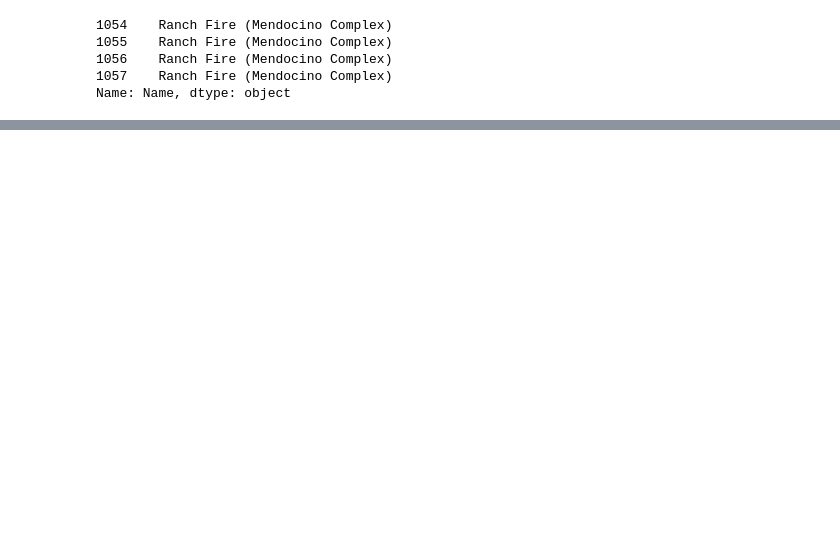
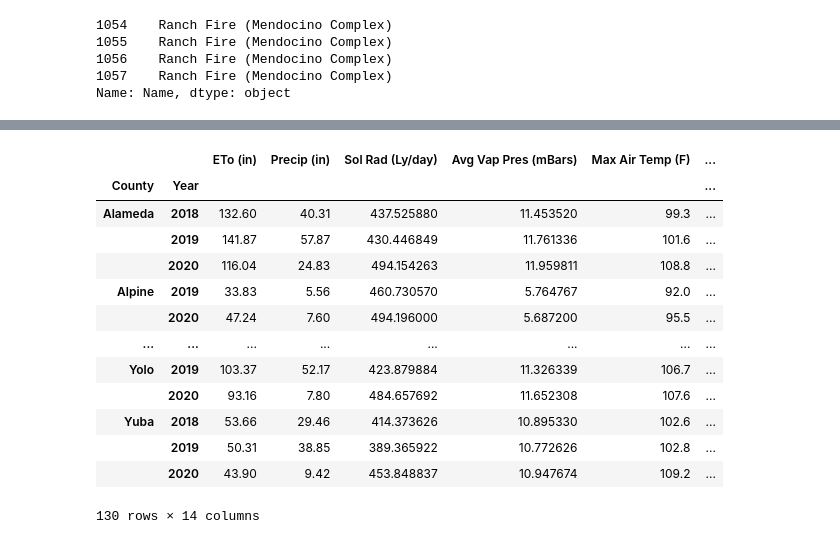
Before and after one commit to erinrkahn/final_project, a Jupyter notebook: Data Preprocessing.ipynb, the cells around one changed output, grey strips where cells are left out. Drawn from its saved outputs; the diff is of its cells as text; code cells hidden in the pictures; blank space fills up the shorter version.

Commit message:
Aggregated the environmental data by year

```diff
--- a/Data Preprocessing.ipynb
+++ b/Data Preprocessing.ipynb
@@ -70,0 +140,3 @@ env_df.head()
+# %%
+# ADD THE "YEAR" COLUMN TO THE DATABASE
+env_df["Year"] = pd.DatetimeIndex(env_df["Date"]).year
@@ -70,0 +152,33 @@ env_df.head()
+# %%
+env_df.groupby([ "County","Year"]).agg({
+    "ETo (in)":"sum",
+    "Precip (in)":"sum",
+    "Sol Rad (Ly/day)" : "mean",
+    "Avg Vap Pres (mBars)": "mean",
+    "Max Air Temp (F)":"max",
+    "Min Air Temp (F)":"min",
+    "Avg Air Temp (F)":"mean",
+    "Max Rel Hum (%)":"max",
+    "Min Rel Hum (%)":"min",
+    "Avg Rel Hum (%)":"mean",
+    "Dew Point (F)":"mean",
+    "Avg Wind Speed (mph)":"mean",
+    "Wind Run (miles)":"sum",
+    "Avg Soil Temp (F)":"mean"
+
+})
+# %% [output]
+|  |  | ETo (in) | Precip (in) | Sol Rad (Ly/day) | Avg Vap Pres (mBars) | Max Air Temp (F) | ... |
+| County | Year |  |  |  |  |  | ... |
+| Alameda | 2018 | 132.60 | 40.31 | 437.525880 | 11.453520 | 99.3 | ... |
+|  | 2019 | 141.87 | 57.87 | 430.446849 | 11.761336 | 101.6 | ... |
+|  | 2020 | 116.04 | 24.83 | 494.154263 | 11.959811 | 108.8 | ... |
+| Alpine | 2019 | 33.83 | 5.56 | 460.730570 | 5.764767 | 92.0 | ... |
+|  | 2020 | 47.24 | 7.60 | 494.196000 | 5.687200 | 95.5 | ... |
+| ... | ... | ... | ... | ... | ... | ... | ... |
+| Yolo | 2019 | 103.37 | 52.17 | 423.879884 | 11.326339 | 106.7 | ... |
+|  | 2020 | 93.16 | 7.80 | 484.657692 | 11.652308 | 107.6 | ... |
+| Yuba | 2018 | 53.66 | 29.46 | 414.373626 | 10.895330 | 102.6 | ... |
+|  | 2019 | 50.31 | 38.85 | 389.365922 | 10.772626 | 102.8 | ... |
+|  | 2020 | 43.90 | 9.42 | 453.848837 | 10.947674 | 109.2 | ... |
+130 rows × 14 columns
```
Also changed, not shown: parts of 19 cells of this notebook, 1 other file.
